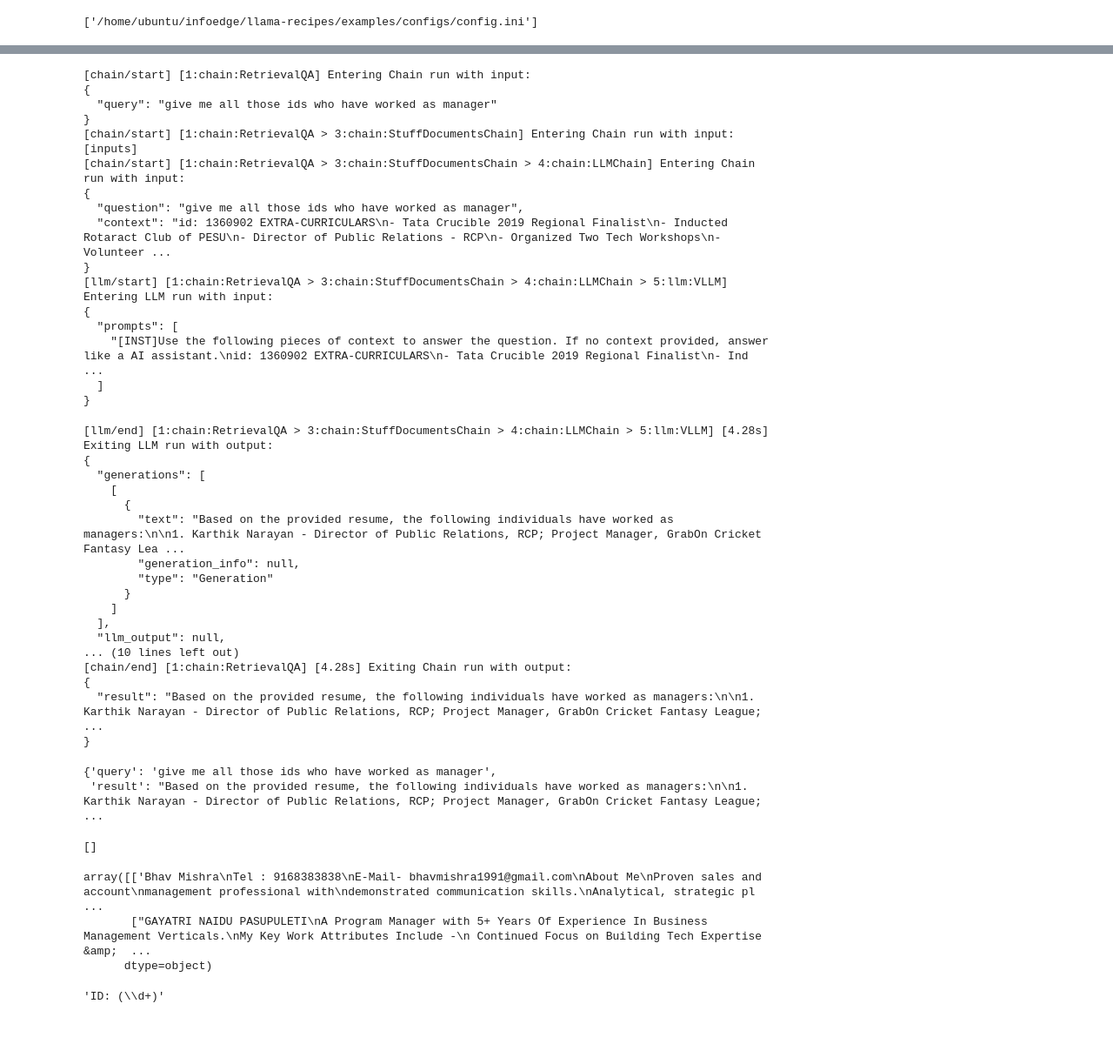
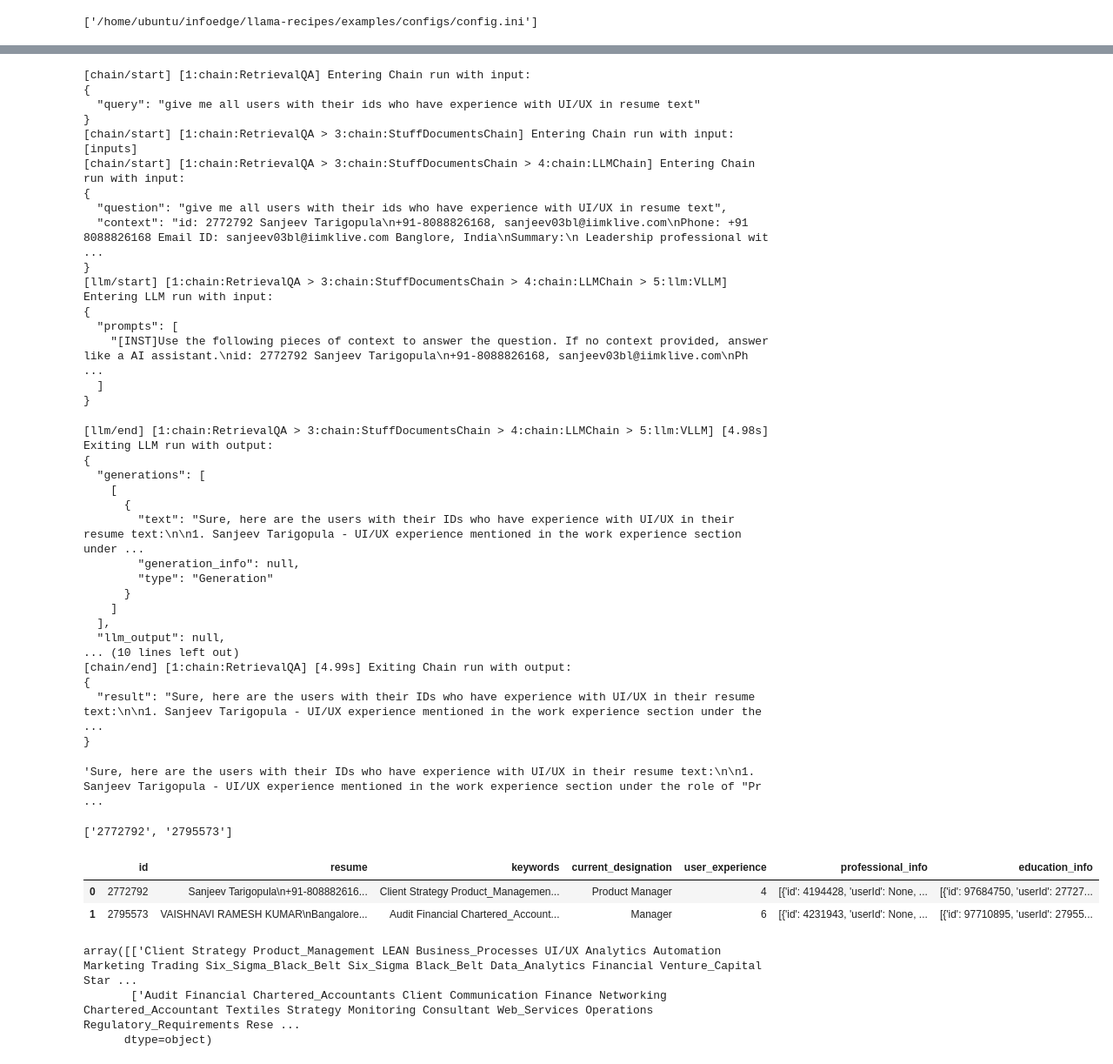
Before and after one commit to Highorbit/llama-recipes, a Jupyter notebook: examples/code_langchain/RAG_example2.ipynb, the cells around one changed output, grey strips where cells are left out. Shown: that part at 87% size. Saved outputs shown, nothing was run; the diff lists cells and outputs as text; code cells hidden in the pictures; blank space fills up the shorter version.

```diff
--- a/examples/code_langchain/RAG_example2.ipynb
+++ b/examples/code_langchain/RAG_example2.ipynb
@@ -150,13 +165,13 @@ langchain.debug=True
 # %%
 model = 'meta-llama/Llama-2-7b-chat-hf'
 # %%
-from langchain.llms import VLLM
+# from langchain.llms import VLLM
 
-llm = VLLM(model=model,
-           trust_remote_code=True,  # mandatory for hf models
-           max_new_tokens=128,
-           top_k=10,
-           top_p=0.95,
-           temperature=0.6,
-           # tensor_parallel_size=... # for distributed inference
-)
+# llm = VLLM(model=model,
+#            trust_remote_code=True,
+#            max_new_tokens=128,
+#            top_k=10,
+#            top_p=0.95,
+#            temperature=0.6,
+
+# )
@@ -173,7 +183,7 @@ Question: {question} [/INST]
 """
 
 retriever = db.as_retriever(
-        search_kwargs={"k": 1}
+        search_kwargs={"k": 2}
     )
 # %%
 qa_chain = RetrievalQA.from_chain_type(
@@ -187,32 +197,32 @@ qa_chain = RetrievalQA.from_chain_type(
     }
 )
 # %%
-result = qa_chain({"query": "give me all those ids who have worked as manager"})
+result = qa_chain({"query": "give me all users with their ids who have experience with UI/UX in resume text"})
 # print(result)
 # %% [output]
 [chain/start] [1:chain:RetrievalQA] Entering Chain run with input:
 {
-  "query": "give me all those ids who have worked as manager"
+  "query": "give me all users with their ids who have experience with UI/UX in resume text"
 }
 [chain/start] [1:chain:RetrievalQA > 3:chain:StuffDocumentsChain] Entering Chain run with input:
 [inputs]
 [chain/start] [1:chain:RetrievalQA > 3:chain:StuffDocumentsChain > 4:chain:LLMChain] Entering Chain run with input:
 {
-  "question": "give me all those ids who have worked as manager",
-  "context": "id: 1360902 EXTRA-CURRICULARS\n- Tata Crucible 2019 Regional Finalist\n- Inducted Rotaract Club of PESU\n- Director of Public Relations - RCP\n- Organized Two Tech Workshops\n- Volunteer ...
+  "question": "give me all users with their ids who have experience with UI/UX in resume text",
+  "context": "id: 2772792 Sanjeev Tarigopula\n+91-8088826168, sanjeev03bl@iimklive.com\nPhone: +91 8088826168 Email ID: sanjeev03bl@iimklive.com Banglore, India\nSummary:\n Leadership professional wit ...
 }
 [llm/start] [1:chain:RetrievalQA > 3:chain:StuffDocumentsChain > 4:chain:LLMChain > 5:llm:VLLM] Entering LLM run with input:
 {
   "prompts": [
-    "[INST]Use the following pieces of context to answer the question. If no context provided, answer like a AI assistant.\nid: 1360902 EXTRA-CURRICULARS\n- Tata Crucible 2019 Regional Finalist\n- Ind ...
+    "[INST]Use the following pieces of context to answer the question. If no context provided, answer like a AI assistant.\nid: 2772792 Sanjeev Tarigopula\n+91-8088826168, sanjeev03bl@iimklive.com\nPh ...
   ]
 }
-[llm/end] [1:chain:RetrievalQA > 3:chain:StuffDocumentsChain > 4:chain:LLMChain > 5:llm:VLLM] [4.28s] Exiting LLM run with output:
+[llm/end] [1:chain:RetrievalQA > 3:chain:StuffDocumentsChain > 4:chain:LLMChain > 5:llm:VLLM] [4.98s] Exiting LLM run with output:
 {
   "generations": [
     [
       {
-        "text": "Based on the provided resume, the following individuals have worked as managers:\n\n1. Karthik Narayan - Director of Public Relations, RCP; Project Manager, GrabOn Cricket Fantasy Lea ...
+        "text": "Sure, here are the users with their IDs who have experience with UI/UX in their resume text:\n\n1. Sanjeev Tarigopula - UI/UX experience mentioned in the work experience section under ...
         "generation_info": null,
         "type": "Generation"
       }
@@ -220,28 +230,36 @@ result = qa_chain({"query": "give me all those ids who have worked as manager"})
   ],
   "llm_output": null,
 ... (10 lines left out)
-[chain/end] [1:chain:RetrievalQA] [4.28s] Exiting Chain run with output:
+[chain/end] [1:chain:RetrievalQA] [4.99s] Exiting Chain run with output:
 {
-  "result": "Based on the provided resume, the following individuals have worked as managers:\n\n1. Karthik Narayan - Director of Public Relations, RCP; Project Manager, GrabOn Cricket Fantasy League; ...
+  "result": "Sure, here are the users with their IDs who have experience with UI/UX in their resume text:\n\n1. Sanjeev Tarigopula - UI/UX experience mentioned in the work experience section under the ...
 }
 # %%
-result
+result['result']
 # %% [output]
-{'query': 'give me all those ids who have worked as manager',
- 'result': "Based on the provided resume, the following individuals have worked as managers:\n\n1. Karthik Narayan - Director of Public Relations, RCP; Project Manager, GrabOn Cricket Fantasy League;  ...
+'Sure, here are the users with their IDs who have experience with UI/UX in their resume text:\n\n1. Sanjeev Tarigopula - UI/UX experience mentioned in the work experience section under the role of "Pr ...
 # %%
-user_id_pattern = r'id: (\d+)' and r'ID: (\d+)'
+user_id_pattern = r'id: (\d+)' and r'ID: (\d+)' and r'ID is : (\d+)' and r"His ID is (\d+)" and r'ID: (\d+)' and r'Id: (\d+)' and r' ID: (\d+)'and r' id: (\d+)'and r'ID: (\d+)' and r' id: (\d+)'
+# pattern = r"His ID is (\d+)"
+# matches = re.findall(pattern, text)
+
 
 user_ids = re.findall(user_id_pattern, result['result'])
 # %%
 user_ids
 # %% [output]
-[]
+['2772792', '2795573']
 # %%
 data = get_user_data_search_embed(user_ids)
+# %%
+data
+# %% [output]
+|  | id | resume | keywords | current_designation | user_experience | professional_info | education_info |
+| 0 | 2772792 | Sanjeev Tarigopula\n+91-808882616... | Client Strategy Product_Managemen... | Product Manager | 4 | [{'id': 4194428, 'userId': None, ... | [{'id': 97684750, 'userId': 27727... |
+| 1 | 2795573 | VAISHNAVI RAMESH KUMAR\nBangalore... | Audit Financial Chartered_Account... | Manager | 6 | [{'id': 4231943, 'userId': None, ... | [{'id': 97710895, 'userId': 27955... |
 # %%
-data[['resume']].values
+data[['keywords']].values
 # %% [output]
-array([['Bhav Mishra\nTel : 9168383838\nE-Mail- bhavmishra1991@gmail.com\nAbout Me\nProven sales and account\nmanagement professional with\ndemonstrated communication skills.\nAnalytical, strategic pl ...
-       ["GAYATRI NAIDU PASUPULETI\nA Program Manager with 5+ Years Of Experience In Business Management Verticals.\nMy Key Work Attributes Include -\n Continued Focus on Building Tech Expertise &amp;  ...
+array([['Client Strategy Product_Management LEAN Business_Processes UI/UX Analytics Automation Marketing Trading Six_Sigma_Black_Belt Six_Sigma Black_Belt Data_Analytics Financial Venture_Capital Star ...
+       ['Audit Financial Chartered_Accountants Client Communication Finance Networking Chartered_Accountant Textiles Strategy Monitoring Consultant Web_Services Operations Regulatory_Requirements Rese ...
       dtype=object)
@@ -248,4 +268,2 @@ array([['Bhav Mishra\nTel : 9168383838\nE-Mail- bhavmishra1991@gmail.com\nAbout
 # %%
-user_id_pattern
+# user_id_pattern
-# %% [output]
-'ID: (\\d+)'
```
Also changed, not shown: parts of 10 cells of this notebook.
